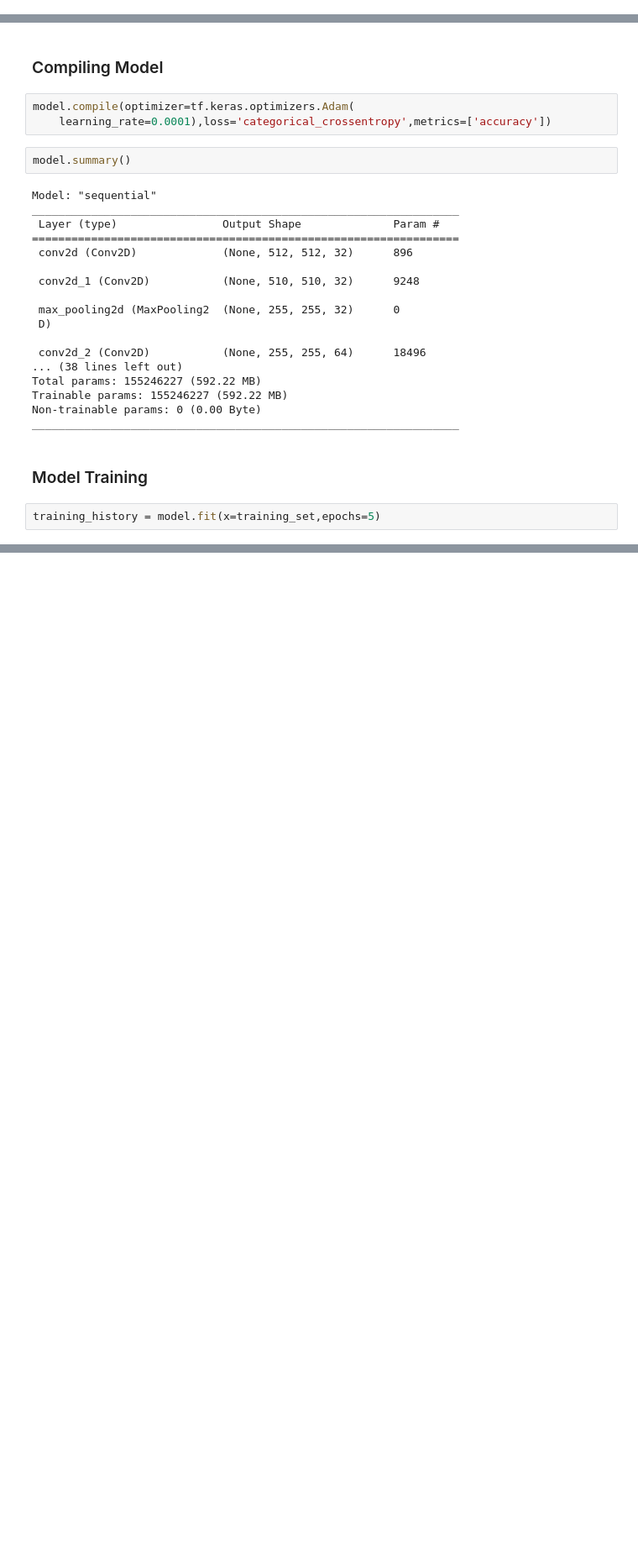
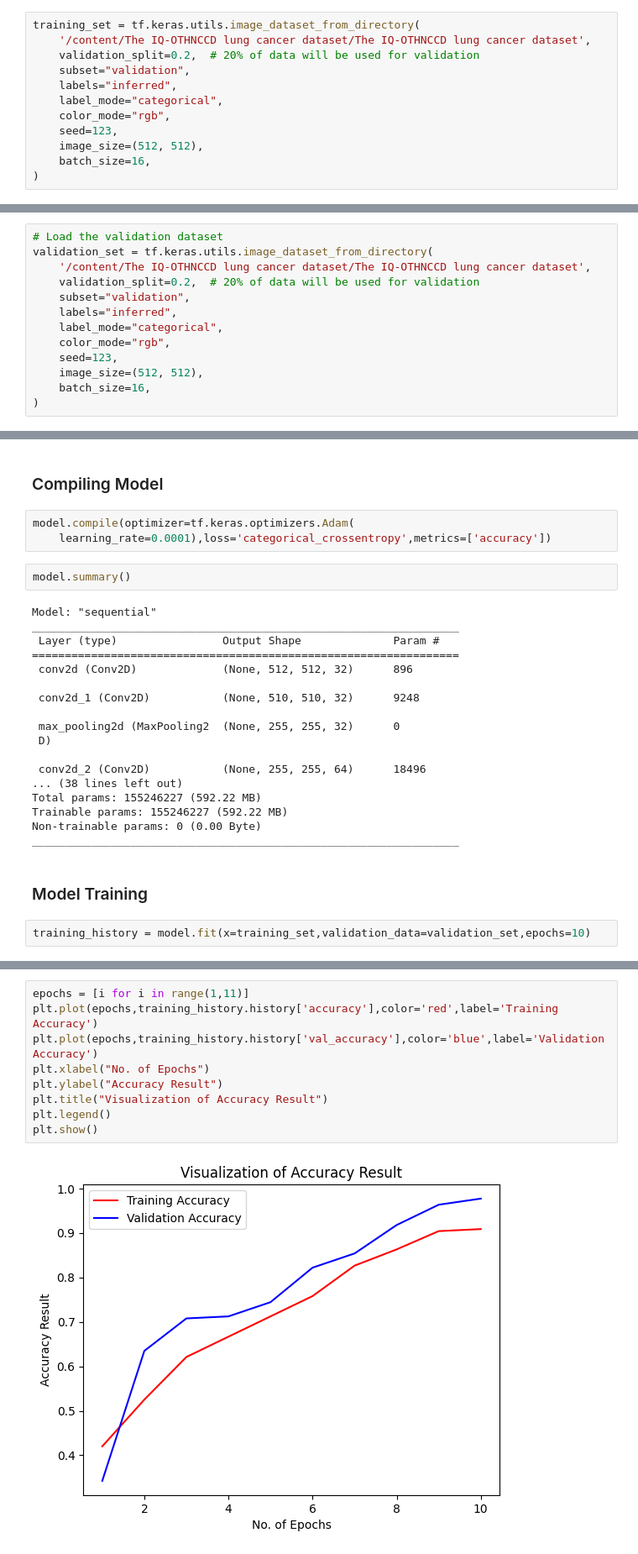
Before and after one commit to Somo2323/LungCancer_prediction, a Jupyter notebook: LungCancer_detection.ipynb, the cells around one changed output, grey strips where cells are left out. Shown at 84% size. Saved outputs shown, nothing was run; the diff lists cells and outputs as text; blank space fills up the shorter version.

```diff
--- a/LungCancer_detection.ipynb
+++ b/LungCancer_detection.ipynb
@@ -47,0 +64,12 @@ Found 1097 files belonging to 3 classes.
+# %%
+training_set = tf.keras.utils.image_dataset_from_directory(
+    '/content/The IQ-OTHNCCD lung cancer dataset/The IQ-OTHNCCD lung cancer dataset',
+    validation_split=0.2,  # 20% of data will be used for validation
+    subset="validation",
+    labels="inferred",
+    label_mode="categorical",
+    color_mode="rgb",
+    seed=123,
+    image_size=(512, 512),
+    batch_size=16,
+)
@@ -47,0 +81,13 @@ Found 1097 files belonging to 3 classes.
+# %%
+# Load the validation dataset
+validation_set = tf.keras.utils.image_dataset_from_directory(
+    '/content/The IQ-OTHNCCD lung cancer dataset/The IQ-OTHNCCD lung cancer dataset',
+    validation_split=0.2,  # 20% of data will be used for validation
+    subset="validation",
+    labels="inferred",
+    label_mode="categorical",
+    color_mode="rgb",
+    seed=123,
+    image_size=(512, 512),
+    batch_size=16,
+)
@@ -138,5 +187,5 @@ _________________________________________________________________
 # %% [markdown]
 ### Model Training
 # %%
-training_history = model.fit(x=training_set,epochs=5)
+training_history = model.fit(x=training_set,validation_data=validation_set,epochs=10)
 # %% [output]
@@ -143,0 +286,11 @@ Epoch 1/5
+# %%
+epochs = [i for i in range(1,11)]
+plt.plot(epochs,training_history.history['accuracy'],color='red',label='Training Accuracy')
+plt.plot(epochs,training_history.history['val_accuracy'],color='blue',label='Validation Accuracy')
+plt.xlabel("No. of Epochs")
+plt.ylabel("Accuracy Result")
+plt.title("Visualization of Accuracy Result")
+plt.legend()
+plt.show()
+# %% [output]
+[figure, added]
```
Also changed, not shown: parts of 38 cells of this notebook.
